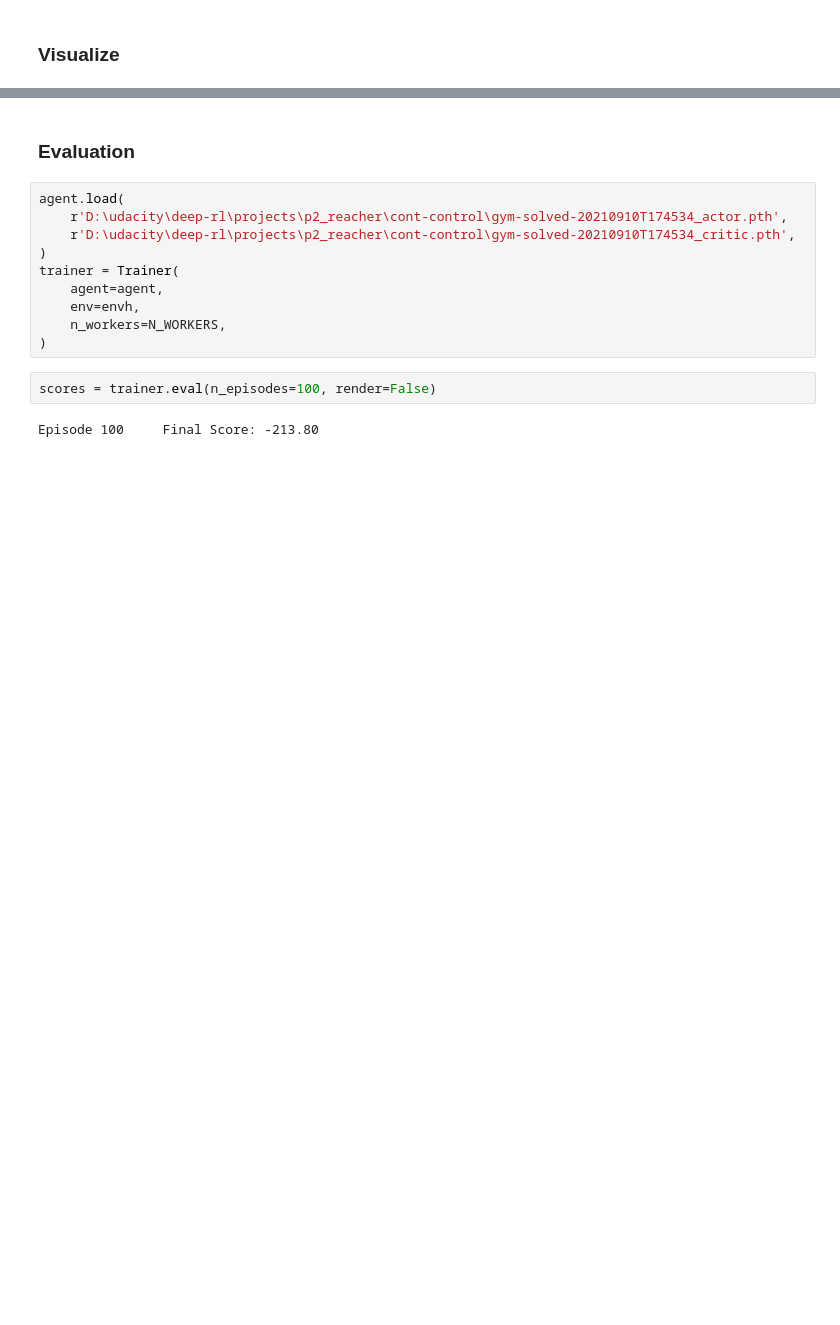
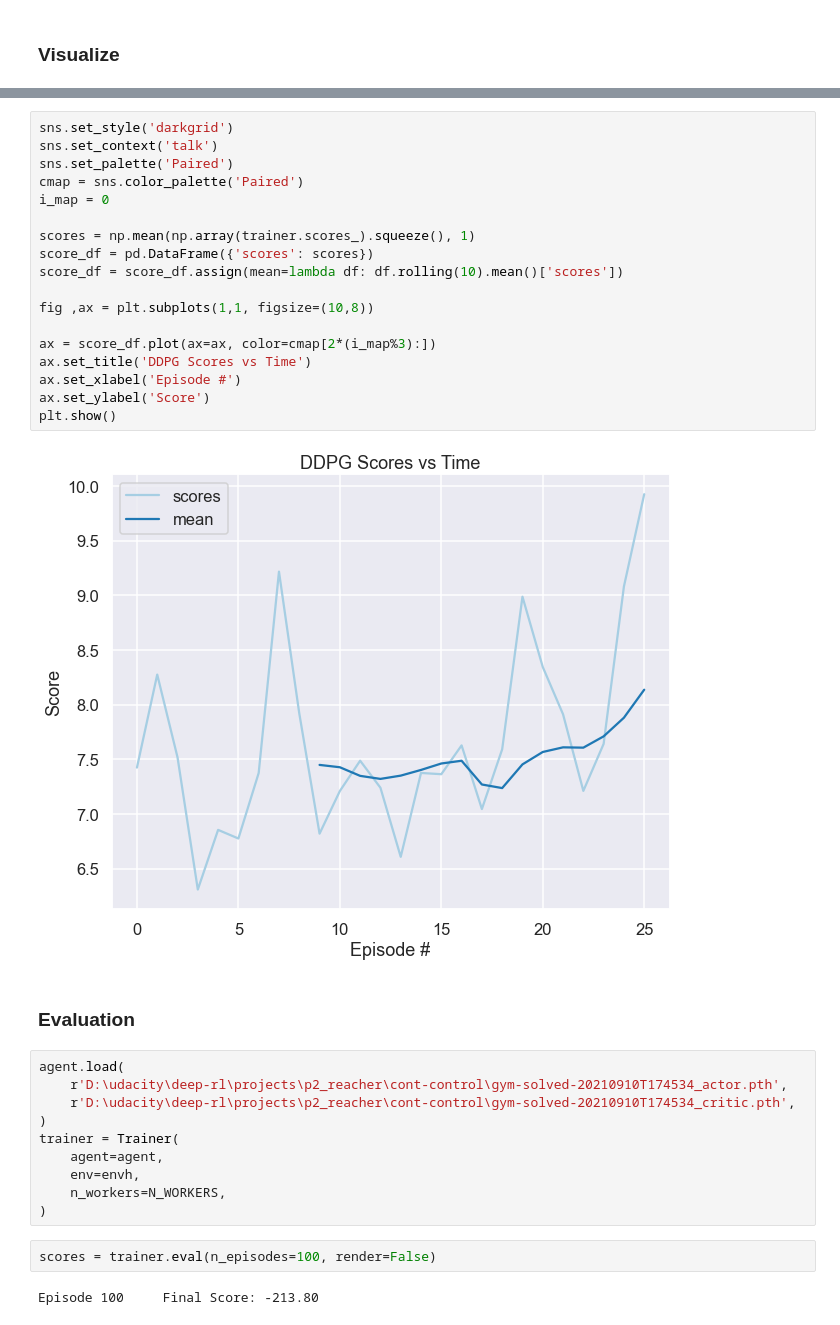
Before and after one commit to amcumber/udacity-rl-continuous-control, a Jupyter notebook: Continuous_Control.ipynb, the cells around one changed output, grey strips where cells are left out. Drawn from its saved outputs; the diff is of its cells as text; blank space fills up the shorter version.

```diff
--- a/Continuous_Control.ipynb
+++ b/Continuous_Control.ipynb
@@ -285,3 +291,23 @@ plt.show()
+# %%
+sns.set_style('darkgrid')
+sns.set_context('talk')
+sns.set_palette('Paired')
+cmap = sns.color_palette('Paired')
+i_map = 0
+
+scores = np.mean(np.array(trainer.scores_).squeeze(), 1)
+score_df = pd.DataFrame({'scores': scores})
+score_df = score_df.assign(mean=lambda df: df.rolling(10).mean()['scores'])
+
+fig ,ax = plt.subplots(1,1, figsize=(10,8))
+
+ax = score_df.plot(ax=ax, color=cmap[2*(i_map%3):])
+ax.set_title('DDPG Scores vs Time')
+ax.set_xlabel('Episode #')
+ax.set_ylabel('Score')
+plt.show()
+# %% [output]
+[figure, added]
 # %% [markdown]
 ### Evaluation
 # %%
```
Also changed, not shown: parts of 7 cells of this notebook, 3 other files.
